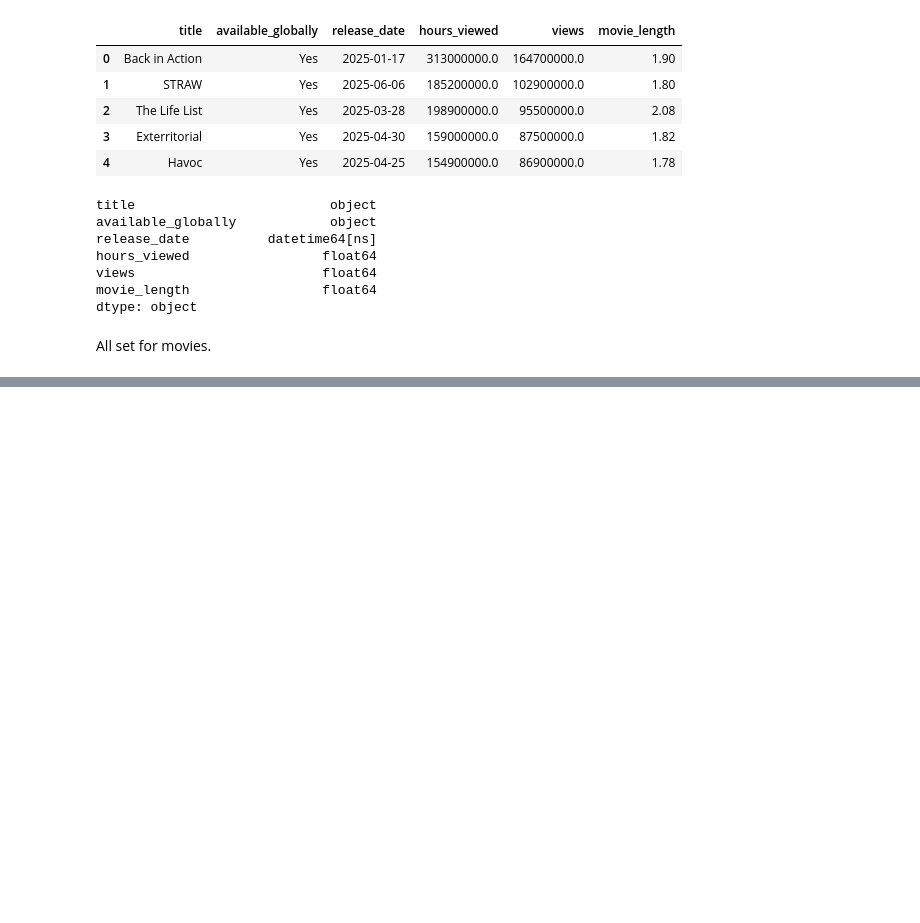
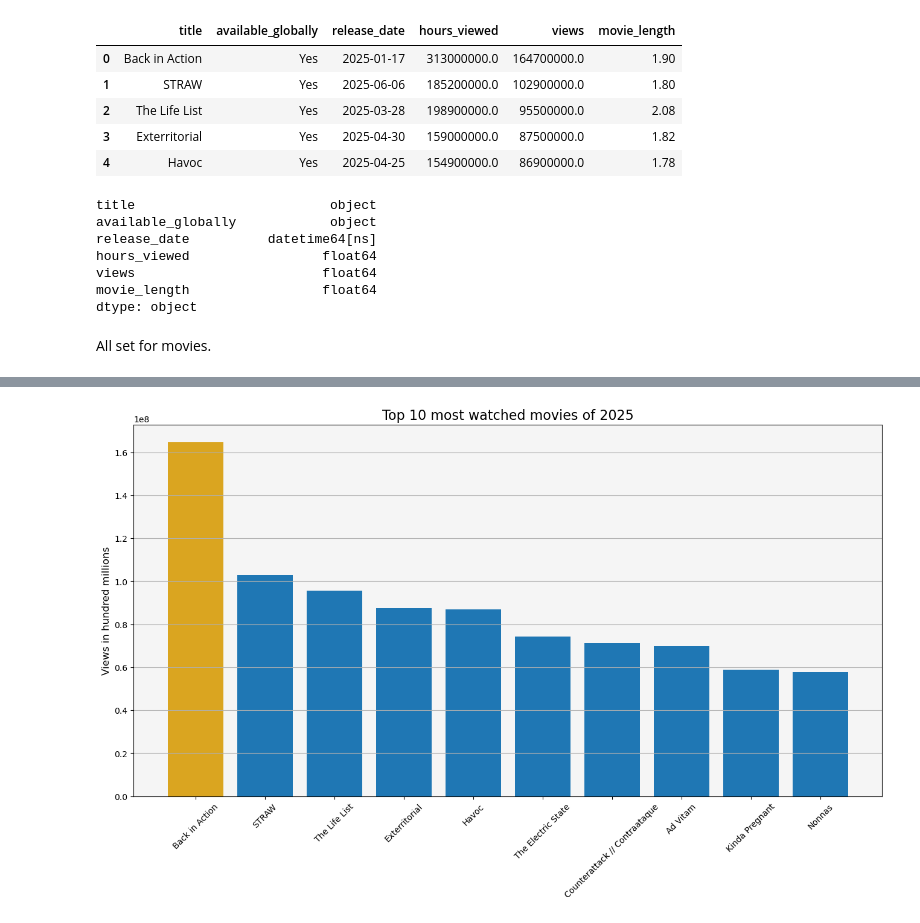
Before and after one commit to leenoah390/tidytuesday_practice, a Jupyter notebook: 20250729/tidy_tuesday-20250719.ipynb, the cells around one changed output, grey strips where cells are left out. Saved outputs shown, nothing was run; the diff lists cells and outputs as text; code cells hidden in the pictures; blank space fills up the shorter version.

Commit message:
updated submission for movies

```diff
--- a/20250729/tidy_tuesday-20250719.ipynb
+++ b/20250729/tidy_tuesday-20250719.ipynb
@@ -155,0 +157,4 @@ Some questions to answer:
+# %%
+# Top 10 most watched movies
+top10_views = movies.sort_values(by='views', ascending=False)[:10]
+top10_views
@@ -155,0 +173,14 @@ Some questions to answer:
+# %%
+fig, ax = plt.subplots(figsize=(16,8))
+
+ax.bar(top10_views['title'], top10_views['views'])
+ax.bar(top10_views['title'][0], top10_views['views'][0], color='goldenrod')
+ax.tick_params('x', rotation=45)
+ax.set_ylabel('Views in hundred millions', size=12)
+ax.set_facecolor('whitesmoke')
+ax.grid(axis='y')
+ax.set_title('Top 10 most watched movies of 2025', size=16)
+
+plt.show()
+# %% [output]
+[figure, added]
```
Also changed, not shown: parts of 15 cells of this notebook.
